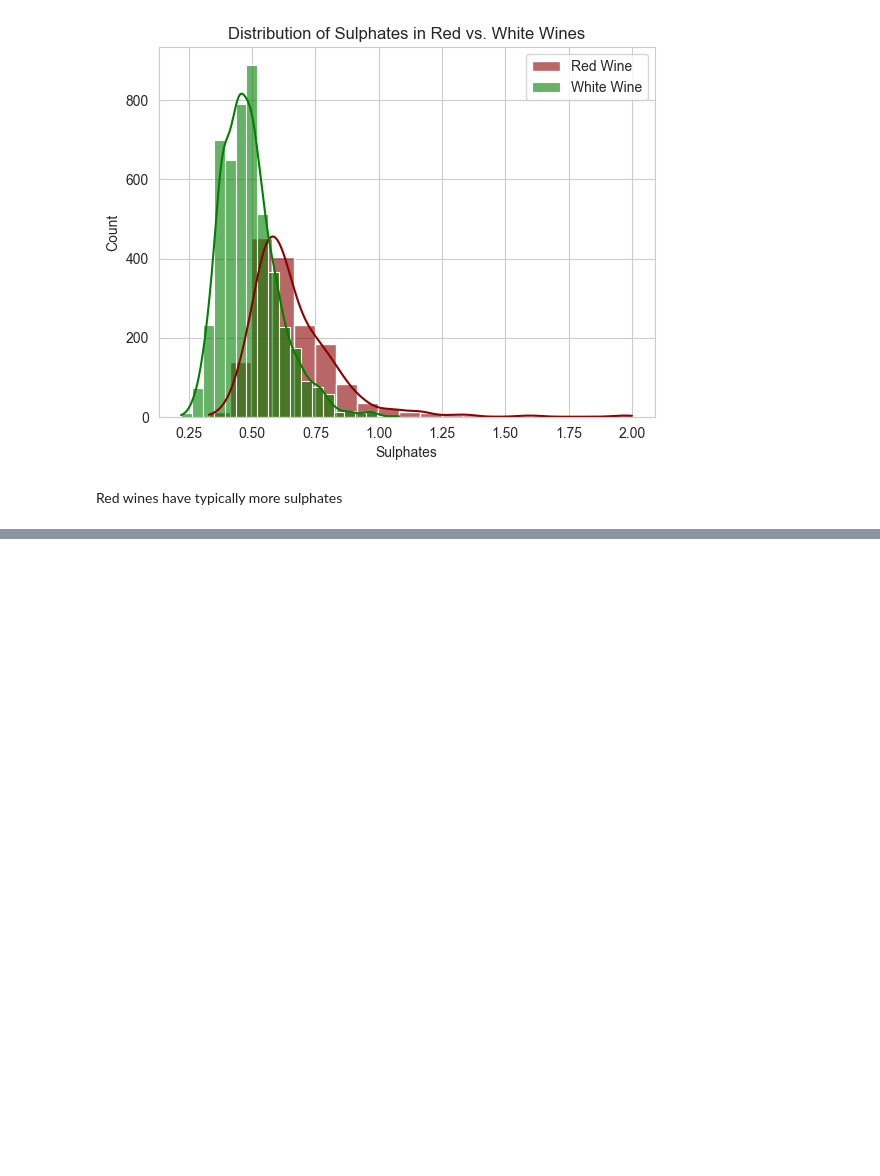
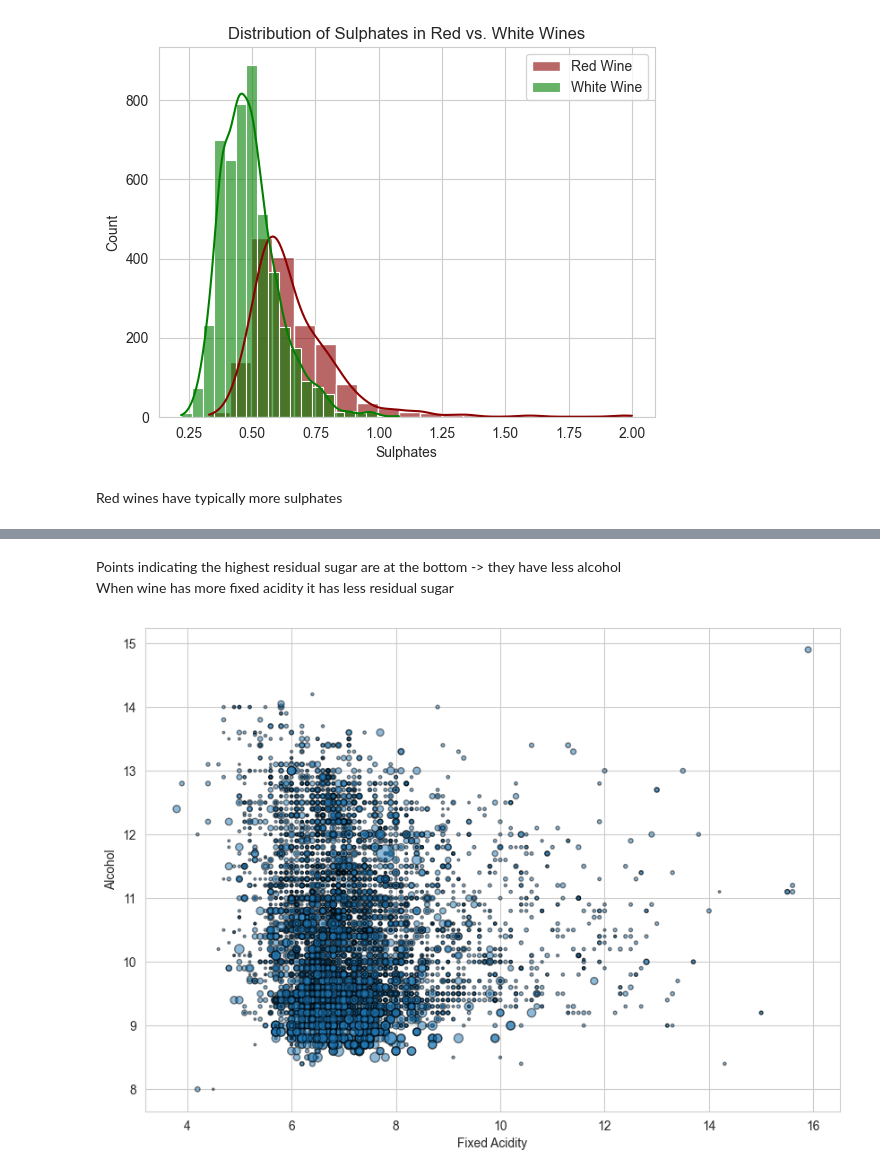
Before and after one commit to Spontaniczny/Data-Visualization, a Jupyter notebook: lab1/lab1.ipynb, the cells around one changed output, grey strips where cells are left out. Cells and saved outputs as stored; diff of their text form; code cells hidden in the pictures; blank space fills up the shorter version.

```diff
--- a/lab1/lab1.ipynb
+++ b/lab1/lab1.ipynb
@@ -381,0 +393,14 @@ Red wines have typically more sulphates
+# %% [markdown]
+Points indicating the highest residual sugar are at the bottom -> they have less alcohol \
+When wine has more fixed acidity it has less residual sugar
+# %%
+plt.figure(figsize=(10, 7))
+plt.scatter(wines["fixed acidity"], wines["alcohol"], s=wines["residual sugar"] * 3, alpha=0.5, edgecolors="k")
+
+
+plt.xlabel("Fixed Acidity")
+plt.ylabel("Alcohol")
+
+plt.show()
+# %% [output]
+[figure, added]
```
Also changed, not shown: parts of 19 cells of this notebook.
